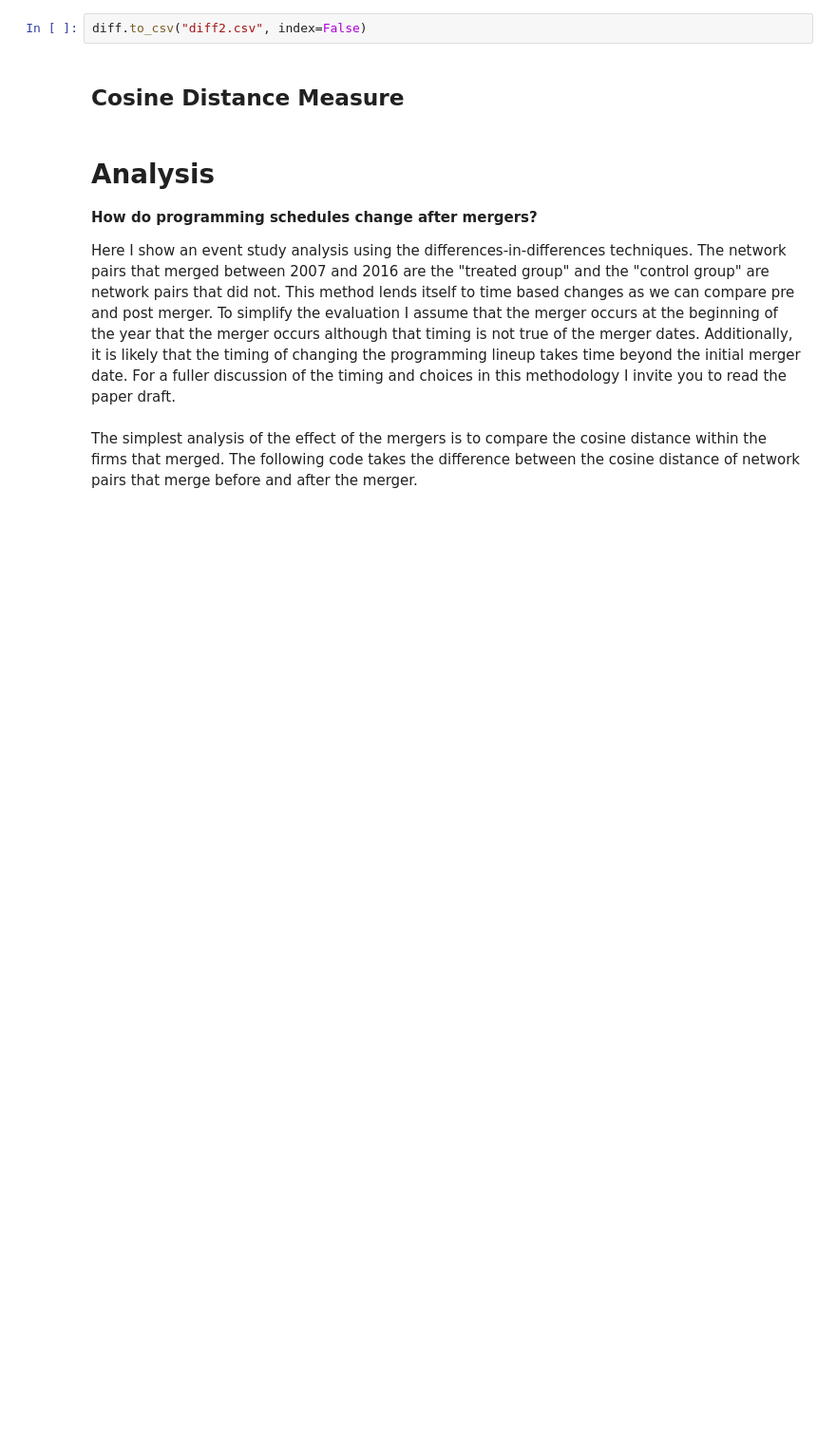
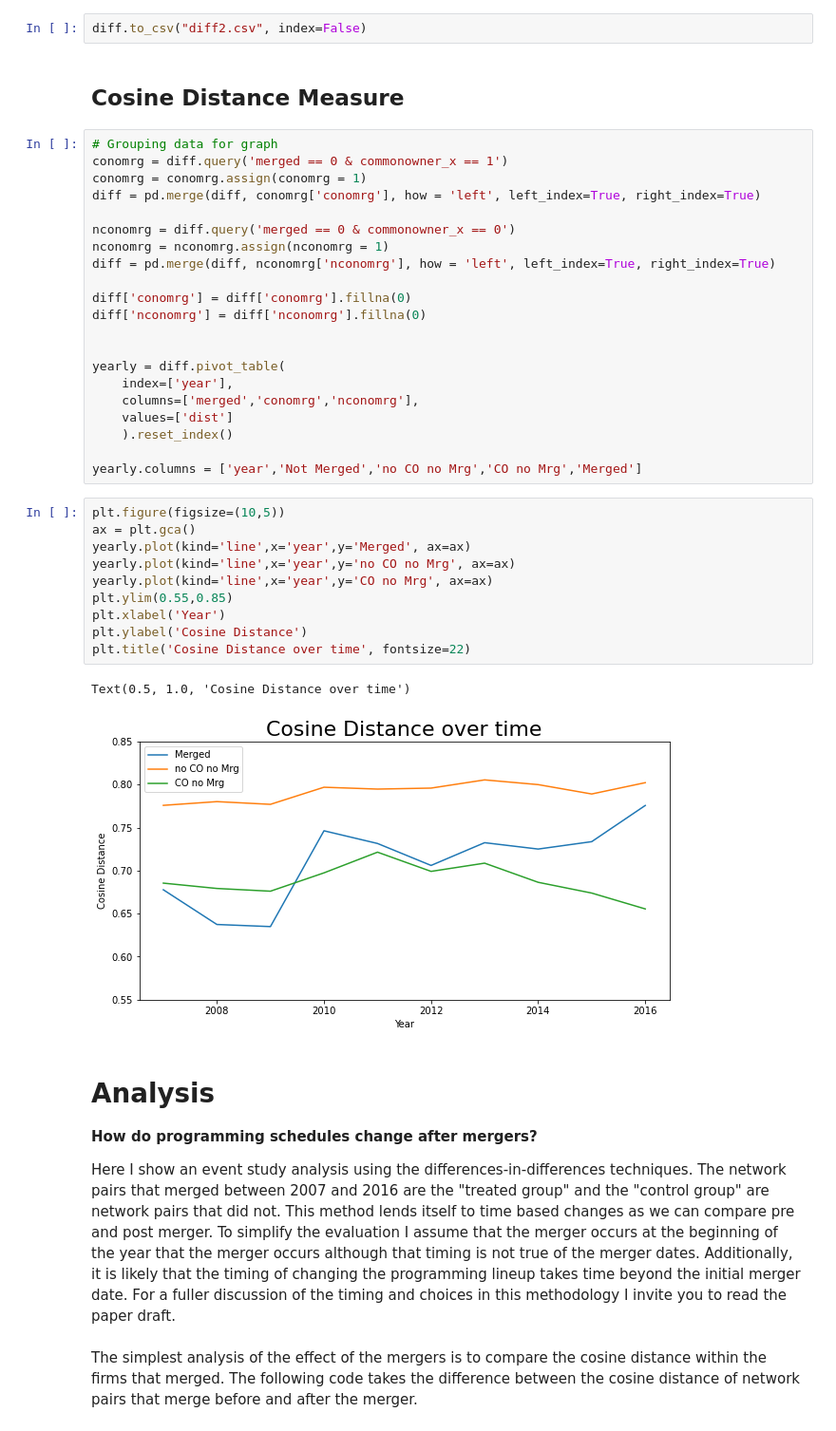
Before and after one commit to rwpetersonecon/tvprogramming, a Jupyter notebook: tvprogramming.ipynb, the cells around one changed output. Shown: that part at 95% size. Saved outputs shown, nothing was run; the diff lists cells and outputs as text; blank space fills up the shorter version.

```diff
--- a/tvprogramming.ipynb
+++ b/tvprogramming.ipynb
@@ -460,6 +480,40 @@ len(diff)
 diff.to_csv("diff2.csv", index=False)
 # %% [markdown]
 ## Cosine Distance Measure
+# %%
+# Grouping data for graph
+conomrg = diff.query('merged == 0 & commonowner_x == 1')
+conomrg = conomrg.assign(conomrg = 1)
+diff = pd.merge(diff, conomrg['conomrg'], how = 'left', left_index=True, right_index=True)
+
+nconomrg = diff.query('merged == 0 & commonowner_x == 0')
+nconomrg = nconomrg.assign(nconomrg = 1)
+diff = pd.merge(diff, nconomrg['nconomrg'], how = 'left', left_index=True, right_index=True)
+
+diff['conomrg'] = diff['conomrg'].fillna(0)
+diff['nconomrg'] = diff['nconomrg'].fillna(0)
+
+
+yearly = diff.pivot_table(
+    index=['year'],
+    columns=['merged','conomrg','nconomrg'],
+    values=['dist']
+    ).reset_index()
+
+yearly.columns = ['year','Not Merged','no CO no Mrg','CO no Mrg','Merged']
+# %%
+plt.figure(figsize=(10,5))
+ax = plt.gca()
+yearly.plot(kind='line',x='year',y='Merged', ax=ax)
+yearly.plot(kind='line',x='year',y='no CO no Mrg', ax=ax)
+yearly.plot(kind='line',x='year',y='CO no Mrg', ax=ax)
+plt.ylim(0.55,0.85)
+plt.xlabel('Year')
+plt.ylabel('Cosine Distance')
+plt.title('Cosine Distance over time', fontsize=22)
+# %% [output]
+Text(0.5, 1.0, 'Cosine Distance over time')
+[figure, added]
 # %% [markdown]
 # Analysis <a name="analysis"></a>
 
```
Also changed, not shown: parts of 12 cells of this notebook.
